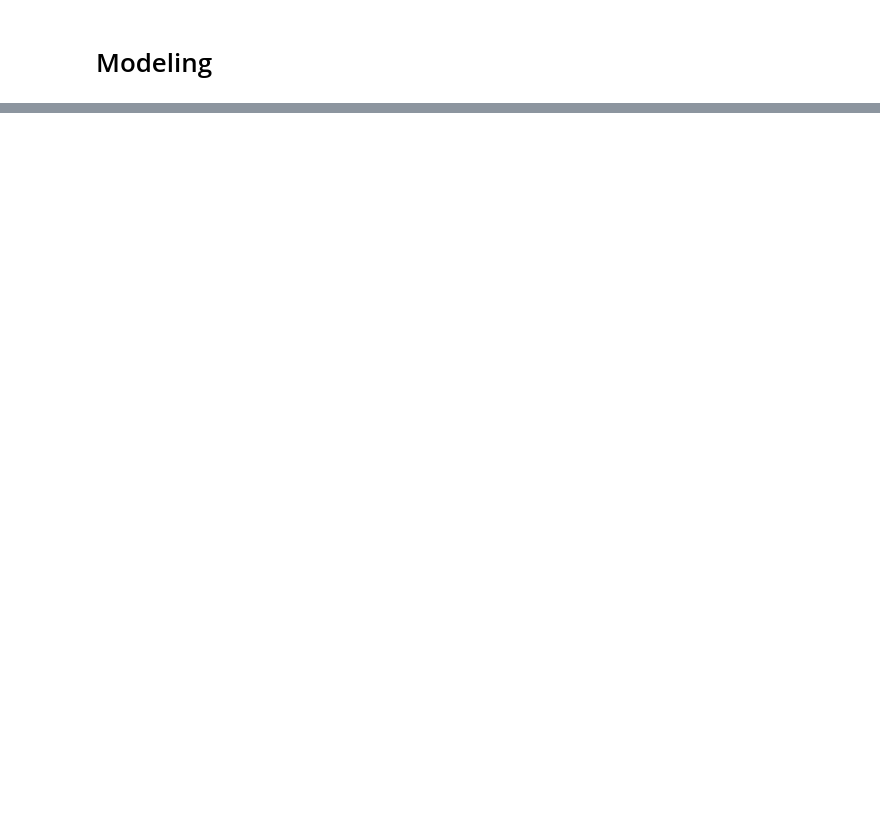
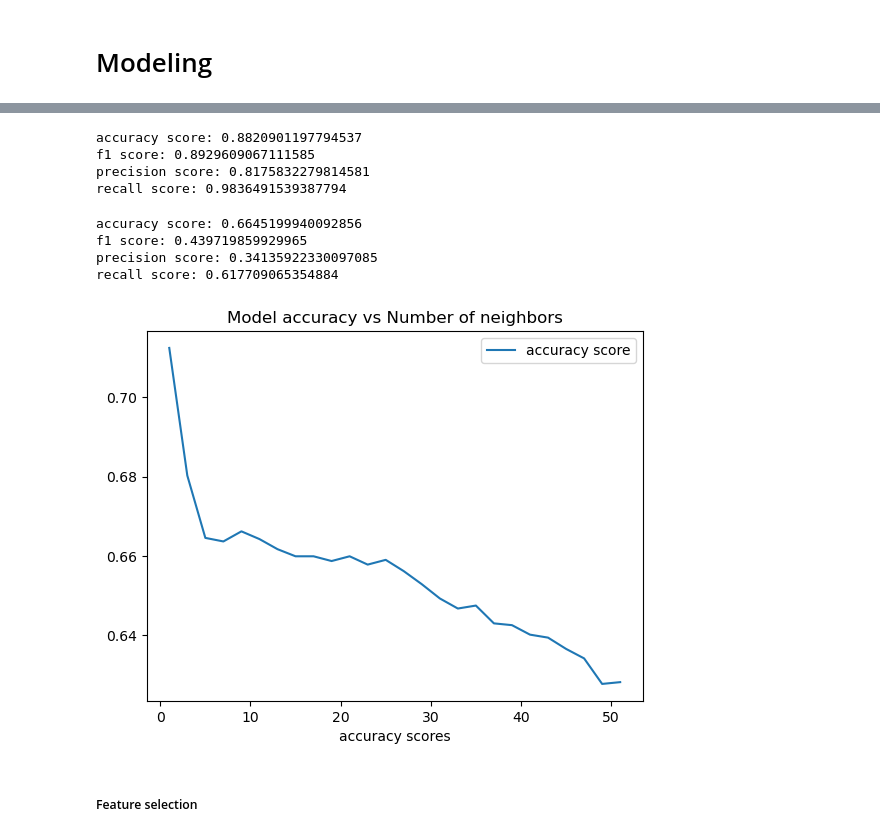
Before and after one commit to Rgmoogachiri/DSC-phase-3-project, a Jupyter notebook: H1N1_and_seasonal_flu_vaccines_prediction.ipynb, the cells around one changed output, grey strips where cells are left out. Saved outputs shown, nothing was run; the diff lists cells and outputs as text; code cells hidden in the pictures; blank space fills up the shorter version.

Commit message:
streamlined model notebook

```diff
--- a/H1N1_and_seasonal_flu_vaccines_prediction.ipynb
+++ b/H1N1_and_seasonal_flu_vaccines_prediction.ipynb
@@ -376,0 +531,3 @@ Name: count, dtype: int64
+# %%
+# Create the `behavior_score` variable for X_test data set
+X_test['behavior_score'] = X_test[behavior_cols].sum(axis=1)
@@ -399,0 +748,58 @@ fig.update_layout(
+# %%
+# Scale training and test data sets
+scaler = StandardScaler()
+
+X_train_resample_scaled = scaler.fit_transform(X_train_resample)
+X_test_scaled = scaler.transform(X_test)
+# %%
+# Model Iteration
+
+# Instantiate classifier
+KNN_clf2 = KNeighborsClassifier()
+
+# Fit model to train set
+KNN_clf2.fit(X_train_resample_scaled, y_train_resample)
+
+# Accuracy of model on train set
+print(f"accuracy score: {accuracy_score(y_train_resample, KNN_clf2.predict(X_train_resample_scaled))}")
+print(f"f1 score: {f1_score(y_train_resample, KNN_clf2.predict(X_train_resample_scaled))}")
+print(f"precision score: {precision_score(y_train_resample, KNN_clf2.predict(X_train_resample_scaled))}")
+print(f"recall score: {recall_score(y_train_resample, KNN_clf2.predict(X_train_resample_scaled))}")
+# %% [output]
+accuracy score: 0.8820901197794537
+f1 score: 0.8929609067111585
+precision score: 0.8175832279814581
+recall score: 0.9836491539387794
+# %%
+# Accuracy of model on test set
+print(f"accuracy score: {accuracy_score(y_test, KNN_clf2.predict(X_test_scaled))}")
+print(f"f1 score: {f1_score(y_test, KNN_clf2.predict(X_test_scaled))}")
+print(f"precision score: {precision_score(y_test, KNN_clf2.predict(X_test_scaled))}")
+print(f"recall score: {recall_score(y_test, KNN_clf2.predict(X_test_scaled))}")
+# %% [output]
+accuracy score: 0.6645199940092856
+f1 score: 0.439719859929965
+precision score: 0.34135922330097085
+recall score: 0.617709065354884
+# %%
+# Find best n_neighbors parameter
+n_neighbors_params = []
+accuracy_scores = []
+
+for n in np.arange(1, 52, 2):
+    n_neighbors_params.append(n)
+
+    clf_model = KNeighborsClassifier(n_neighbors = n)
+    clf_model.fit(X_train_resample_scaled, y_train_resample)
+    acc = accuracy_score(y_test, clf_model.predict(X_test_scaled))
+    accuracy_scores.append(acc)
+# %%
+plt.plot(n_neighbors_params, accuracy_scores, label ='accuracy score')
+plt.xlabel('n_neighbors params values')
+plt.xlabel('accuracy scores')
+plt.title('Model accuracy vs Number of neighbors')
+plt.legend();
+# %% [output]
+[figure, added]
+# %% [markdown]
+##### Feature selection
```
Also changed, not shown: parts of 115 cells of this notebook, 2 other files.
